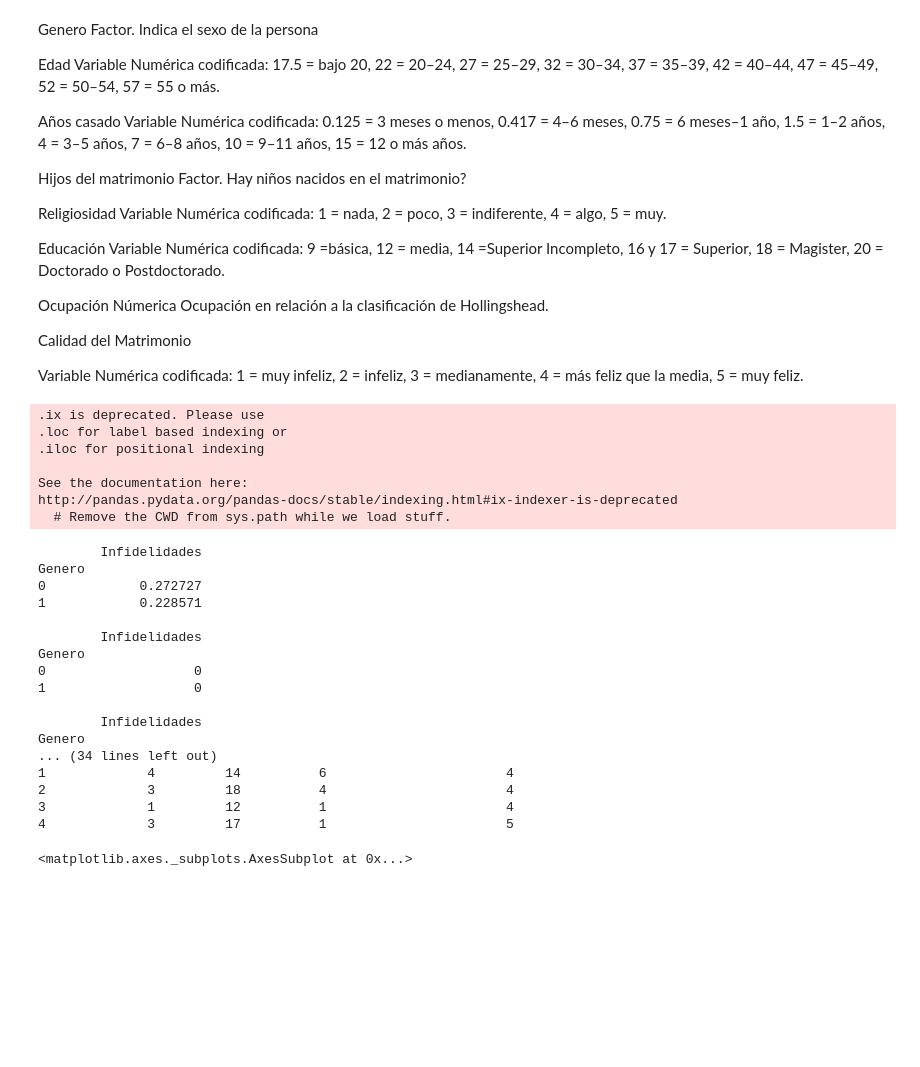
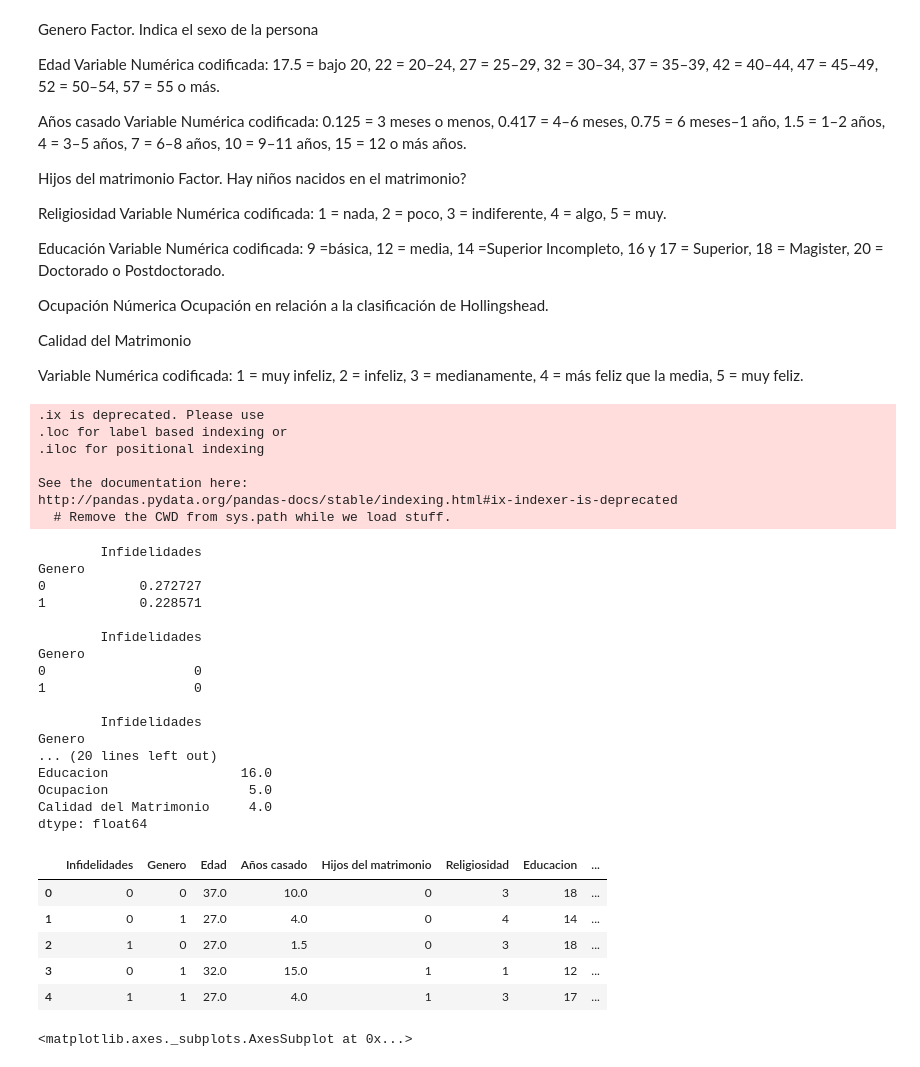
Before and after one commit to SpawnQQ/DataScience, a Jupyter notebook: infidelidades/inf.ipynb, the cells around one changed output. Cells and saved outputs as stored; diff of their text form; code cells hidden in the pictures; blank space fills up the shorter version.

Commit message:
Mostrando correctamente el dataframe

```diff
--- a/infidelidades/inf.ipynb
+++ b/infidelidades/inf.ipynb
@@ -45,39 +45,45 @@ df["Hijos del matrimonio"] = df["Hijos del matrimonio"].replace(['si'],1)
 df["Edad"] = pd.to_numeric(df["Edad"].str.replace(',','.'), errors='coerce')
 df["Años casado"] = pd.to_numeric(df["Años casado"].str.replace(',','.'), errors='coerce')
 
 print(pd.DataFrame((df["Infidelidades"]).groupby(df["Genero"]).mean()),"\n")
 print(pd.DataFrame((df["Infidelidades"]).groupby(df["Genero"]).median()),"\n")
 print(pd.DataFrame((df["Infidelidades"]).groupby(df["Genero"]).count()),"\n")
 
 print (df.mean(),"\n")
 print (df.median(),"\n")
 
-print (df.head())
+df.head()
 # %% [output]
 .ix is deprecated. Please use
 .loc for label based indexing or
 .iloc for positional indexing
 
 See the documentation here:
 http://pandas.pydata.org/pandas-docs/stable/indexing.html#ix-indexer-is-deprecated
   # Remove the CWD from sys.path while we load stuff.
         Infidelidades
 Genero
 0            0.272727
 1            0.228571
 
         Infidelidades
 Genero
 0                   0
 1                   0
 
         Infidelidades
 Genero
-... (34 lines left out)
-1             4         14          6                       4
-2             3         18          4                       4
-3             1         12          1                       4
-4             3         17          1                       5
+... (20 lines left out)
+Educacion                 16.0
+Ocupacion                  5.0
+Calidad del Matrimonio     4.0
+dtype: float64
+|  | Infidelidades | Genero | Edad | Años casado | Hijos del matrimonio | Religiosidad | Educacion | ... |
+| 0 | 0 | 0 | 37.0 | 10.0 | 0 | 3 | 18 | ... |
+| 1 | 0 | 1 | 27.0 | 4.0 | 0 | 4 | 14 | ... |
+| 2 | 1 | 0 | 27.0 | 1.5 | 0 | 3 | 18 | ... |
+| 3 | 0 | 1 | 32.0 | 15.0 | 1 | 1 | 12 | ... |
+| 4 | 1 | 1 | 27.0 | 4.0 | 1 | 3 | 17 | ... |
 # %%
 import seaborn as sns
 
```
Also changed, not shown: parts of 8 cells of this notebook.
